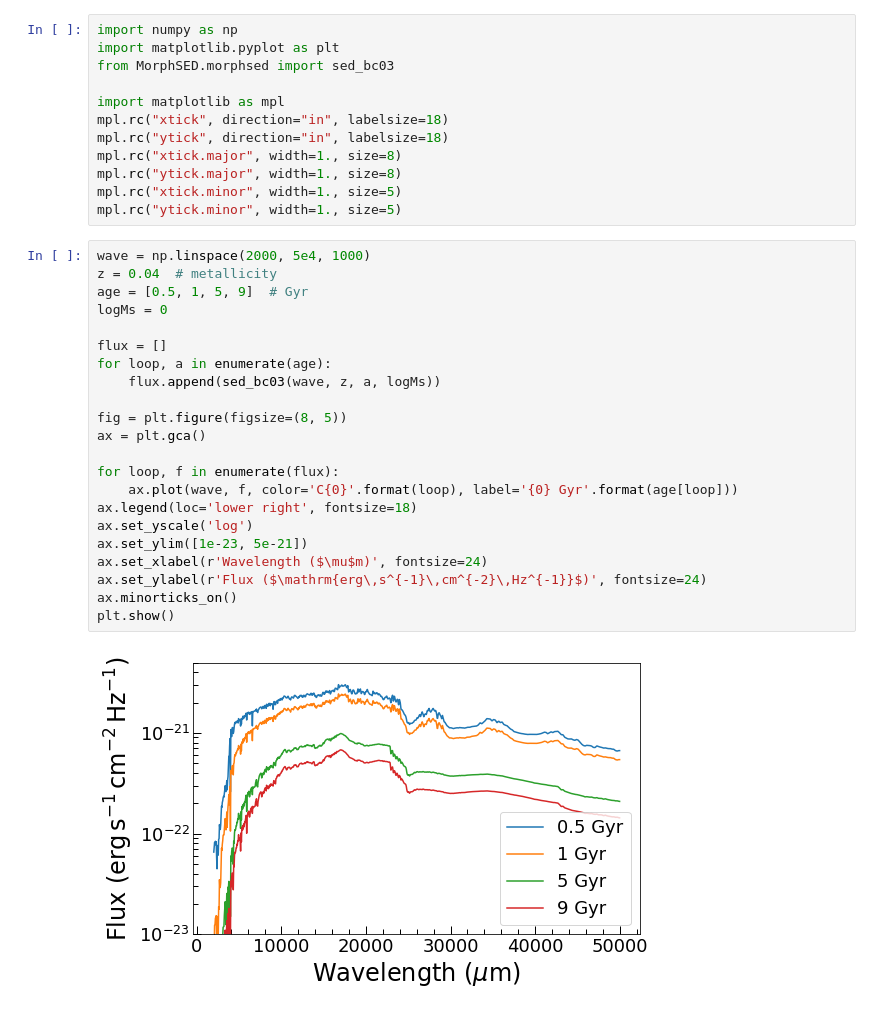
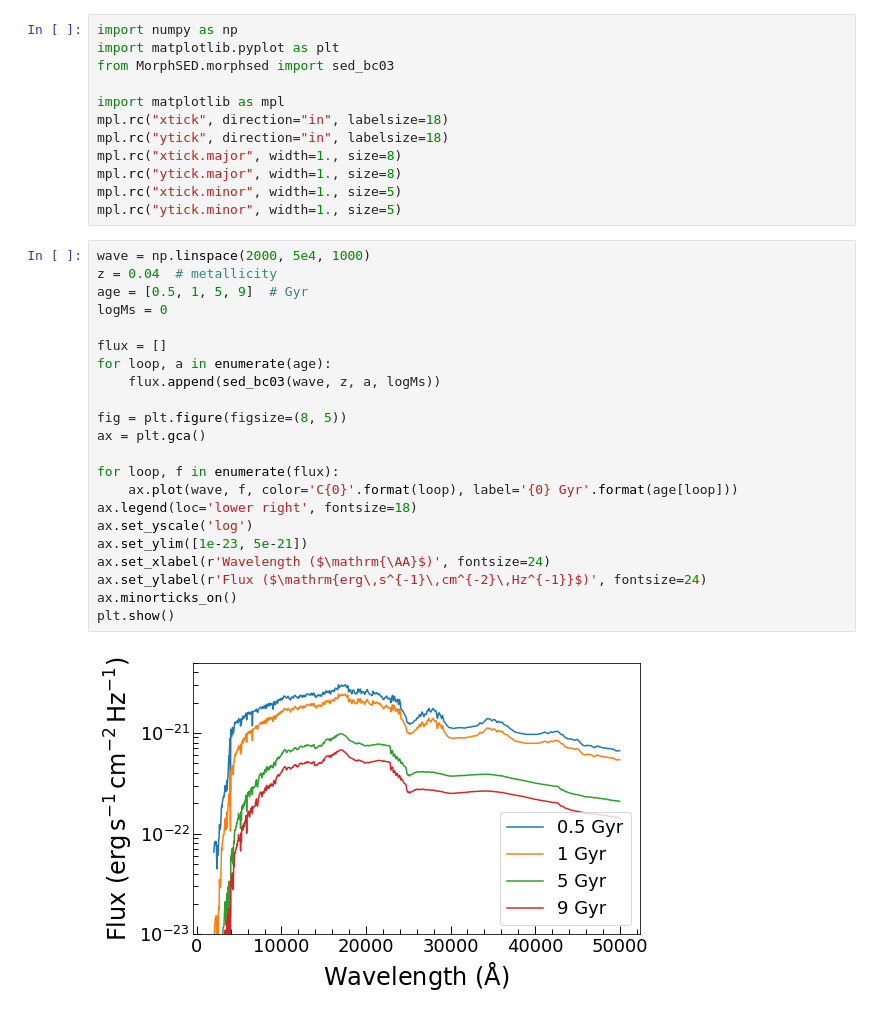
Before and after one commit to jyshangguan/MorphSED, a Jupyter notebook: examples/demo_sed_interp.ipynb, the cells around one changed output. Saved outputs shown, nothing was run; the diff lists cells and outputs as text.

```diff
--- a/examples/demo_sed_interp.ipynb
+++ b/examples/demo_sed_interp.ipynb
@@ -15,24 +15,24 @@ mpl.rc("ytick.minor", width=1., size=5)
 # %%
 wave = np.linspace(2000, 5e4, 1000)
 z = 0.04  # metallicity
 age = [0.5, 1, 5, 9]  # Gyr
 logMs = 0
 
 flux = []
 for loop, a in enumerate(age):
     flux.append(sed_bc03(wave, z, a, logMs))
 
 fig = plt.figure(figsize=(8, 5))
 ax = plt.gca()
 
 for loop, f in enumerate(flux):
     ax.plot(wave, f, color='C{0}'.format(loop), label='{0} Gyr'.format(age[loop]))
 ax.legend(loc='lower right', fontsize=18)
 ax.set_yscale('log')
 ax.set_ylim([1e-23, 5e-21])
-ax.set_xlabel(r'Wavelength ($\mu$m)', fontsize=24)
+ax.set_xlabel(r'Wavelength ($\mathrm{\AA}$)', fontsize=24)
 ax.set_ylabel(r'Flux ($\mathrm{erg\,s^{-1}\,cm^{-2}\,Hz^{-1}}$)', fontsize=24)
 ax.minorticks_on()
 plt.show()
 # %% [output]
-[figure, old version]
+[figure, new version]
```
